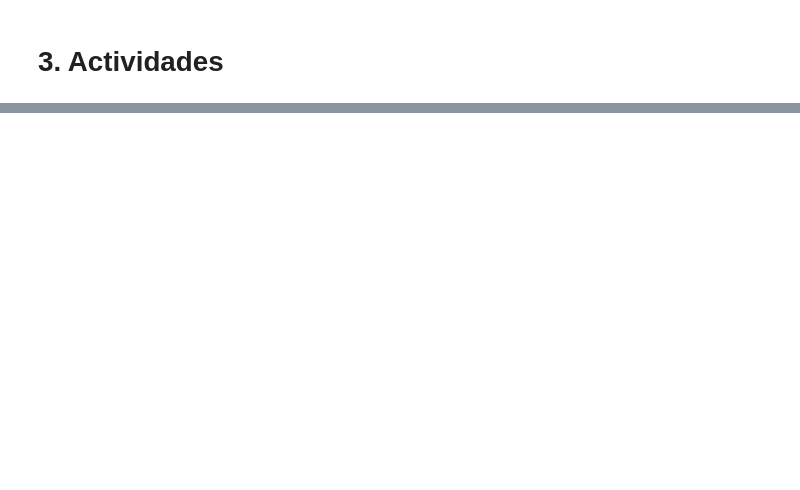
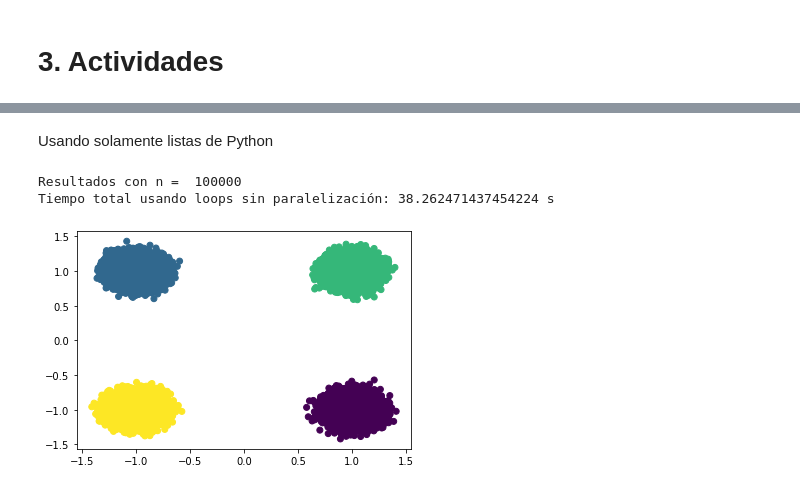
Before and after one commit to TamaraCucumides/TallerPythonMIA, a Jupyter notebook: Sesion 2 - Git, Clases y Programacion Funcional/Funciones_y_Manejo_de_excepciones.ipynb, the cells around one changed output, grey strips where cells are left out. Cells and saved outputs as stored; diff of their text form; code cells hidden in the pictures; blank space fills up the shorter version.

```diff
--- a/Sesion 2 - Git, Clases y Programacion Funcional/Funciones_y_Manejo_de_excepciones.ipynb
+++ b/Sesion 2 - Git, Clases y Programacion Funcional/Funciones_y_Manejo_de_excepciones.ipynb
@@ -309,0 +473,13 @@ df
+# %%
+n = 100000
+dim = 20
+centers = [[1, 1] + [0] * (dim-2), [-1, 1] + [0] * (dim-2),
+           [-1, -1] + [0] * (dim-2), [1, -1] + [0] * (dim-2)]
+
+data, y = make_blobs(n_samples=n, centers=centers, n_features=dim, random_state=3, cluster_std=0.1)
+data_list = []
+for x in data:
+    vector_list = []
+    for i in range(dim):
+        vector_list.append(x[i])
+    data_list.append(vector_list)
@@ -309,0 +507,49 @@ df
+# %% [markdown]
+Usando solamente listas de Python
+# %%
+print('Resultados con n = ', n)
+centers = [[1, 0] + [0] * (dim-2), [-1, 0] + [0] * (dim-2), [0, 1] + [0] * (dim-2), [0, -1] + [0] * (dim-2)]
+old_classes = [-1] * 1000
+stop = False
+initial_time = time.time()
+
+while not stop:
+    # Primero determinamos los clusters de cada punto
+    new_classes = []
+    new_centers = [[0] * dim, [0] * dim, [0] * dim, [0] * dim]
+
+    for vector in data_list:
+        min_distance = 100000000000000000
+        center_index = None
+        for i in range(4):
+            d = 0
+            for j in range(dim):
+                d += (centers[i][j] - vector[j])**2
+            d = math.sqrt(d)
+            if d < min_distance:
+                min_distance = d
+                center_index = i
+        new_classes.append(center_index)
+        for i in range(dim):
+            new_centers[center_index][i] += vector[i]
+
+    if new_classes == old_classes:
+        stop = True
+
+    for i in range(4):
+        class_count = new_classes.count(i)
+        if class_count != 0:
+            for h in range(dim):
+                new_centers[i][h] /= class_count
+
+    old_classes = copy.copy(new_classes)
+    centers = copy.copy(new_centers)
+end_time = time.time()
+python_loop_time = end_time - initial_time
+print(f'Tiempo total usando loops sin paralelización: {python_loop_time} s')
+plt.scatter(data[:, 0], data[:, 1], c=new_classes)
+plt.show()
+# %% [output]
+Resultados con n =  100000
+Tiempo total usando loops sin paralelización: 38.262471437454224 s
+[figure, added]
```
Also changed, not shown: parts of 33 cells of this notebook.
